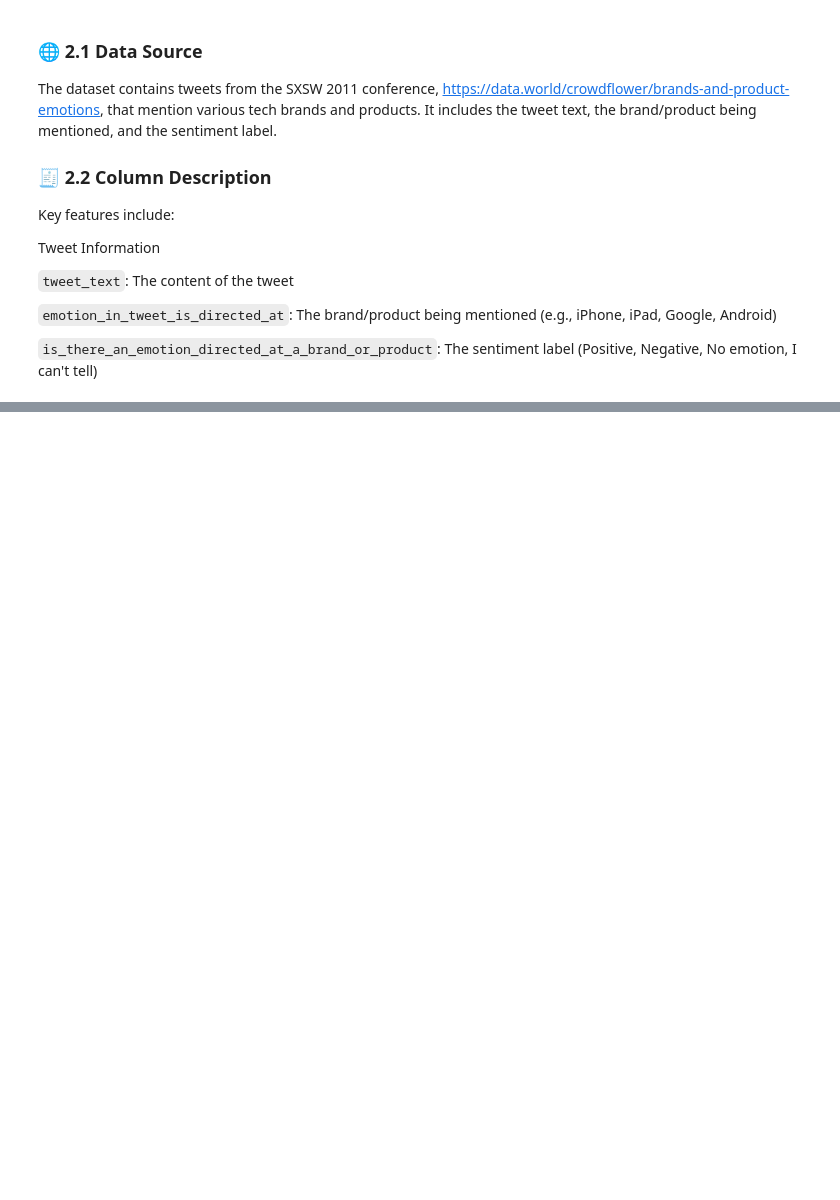
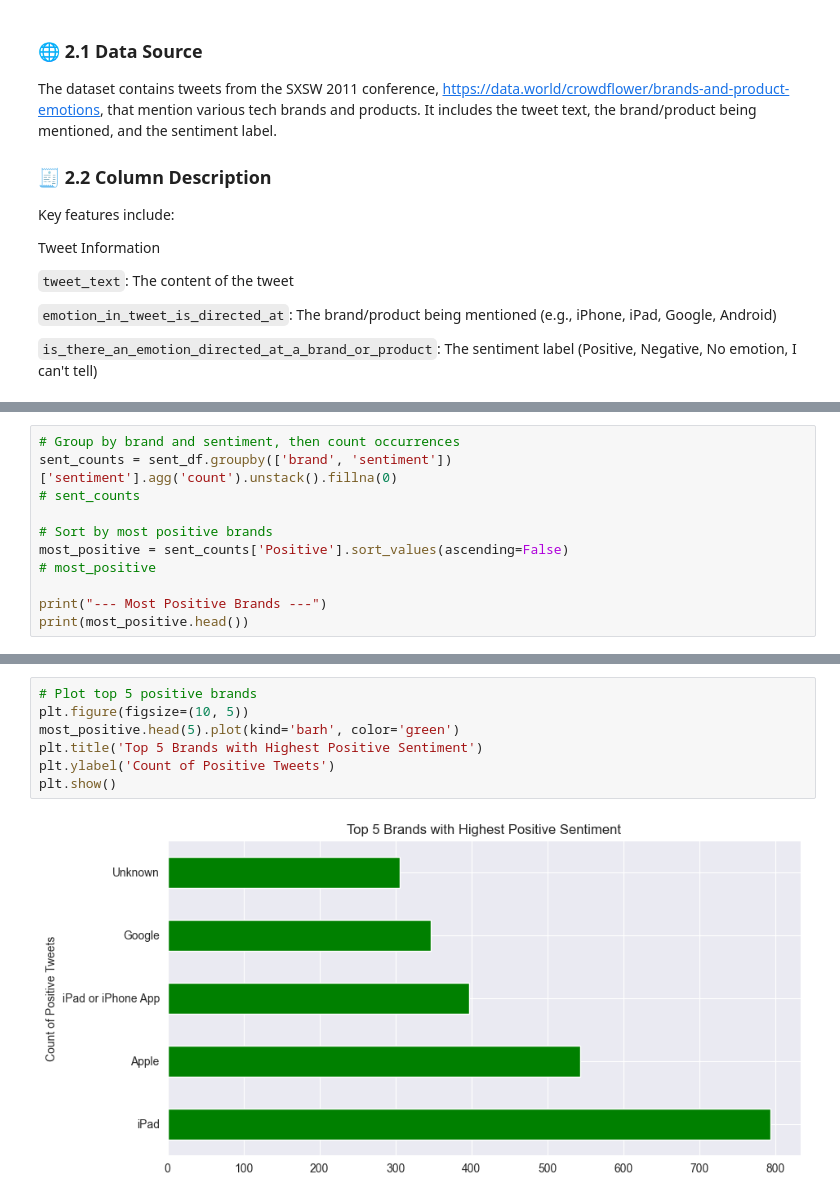
Before and after one commit to Patoh254code/product_brand_sentiment_analysis, a Jupyter notebook: index.ipynb, the cells around one changed output, grey strips where cells are left out. Saved outputs shown, nothing was run; the diff lists cells and outputs as text; blank space fills up the shorter version.

```diff
--- a/index.ipynb
+++ b/index.ipynb
@@ -75,0 +291,11 @@ Tweet Information
+# %%
+# Group by brand and sentiment, then count occurrences
+sent_counts = sent_df.groupby(['brand', 'sentiment'])['sentiment'].agg('count').unstack().fillna(0)
+# sent_counts
+
+# Sort by most positive brands
+most_positive = sent_counts['Positive'].sort_values(ascending=False)
+# most_positive
+
+print("--- Most Positive Brands ---")
+print(most_positive.head())
@@ -75,0 +311,9 @@ Tweet Information
+# %%
+# Plot top 5 positive brands
+plt.figure(figsize=(10, 5))
+most_positive.head(5).plot(kind='barh', color='green')
+plt.title('Top 5 Brands with Highest Positive Sentiment')
+plt.ylabel('Count of Positive Tweets')
+plt.show()
+# %% [output]
+[figure, added]
```
Also changed, not shown: parts of 22 cells of this notebook.
